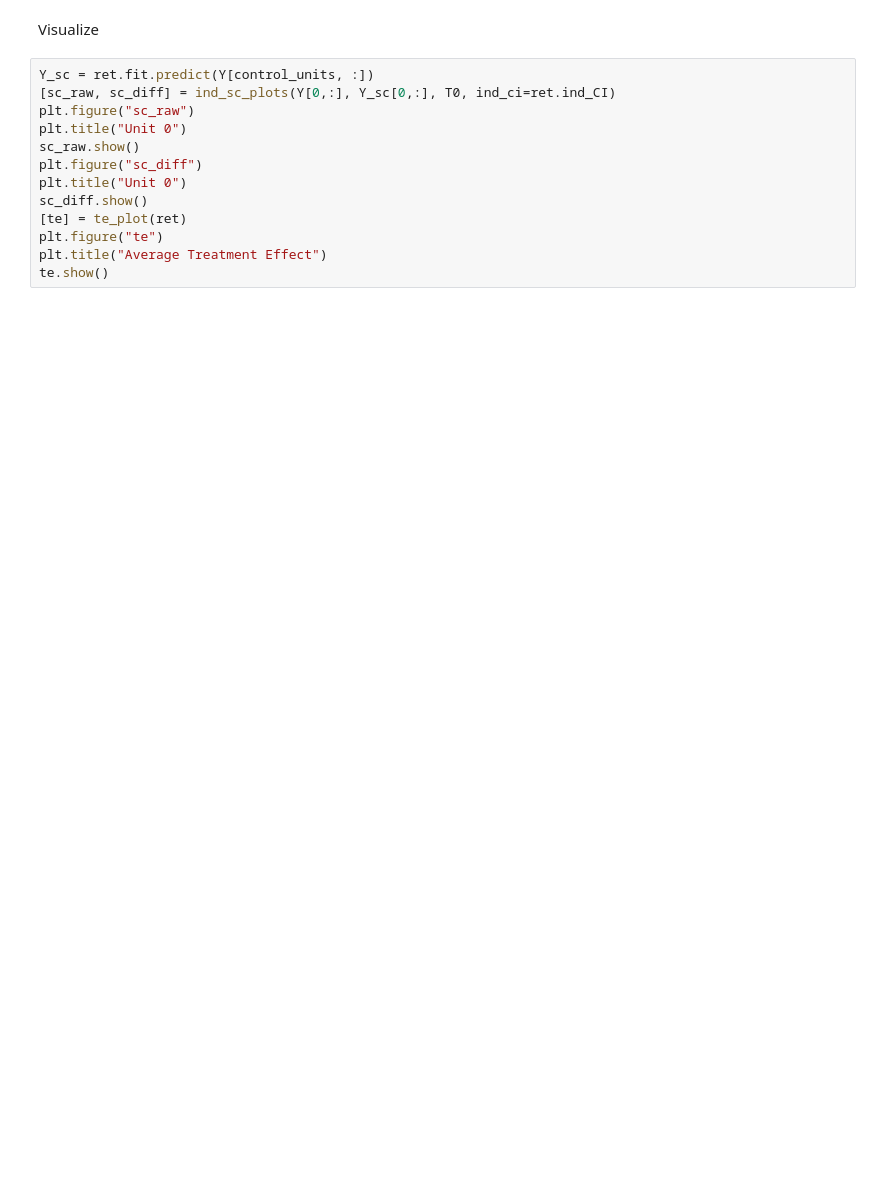
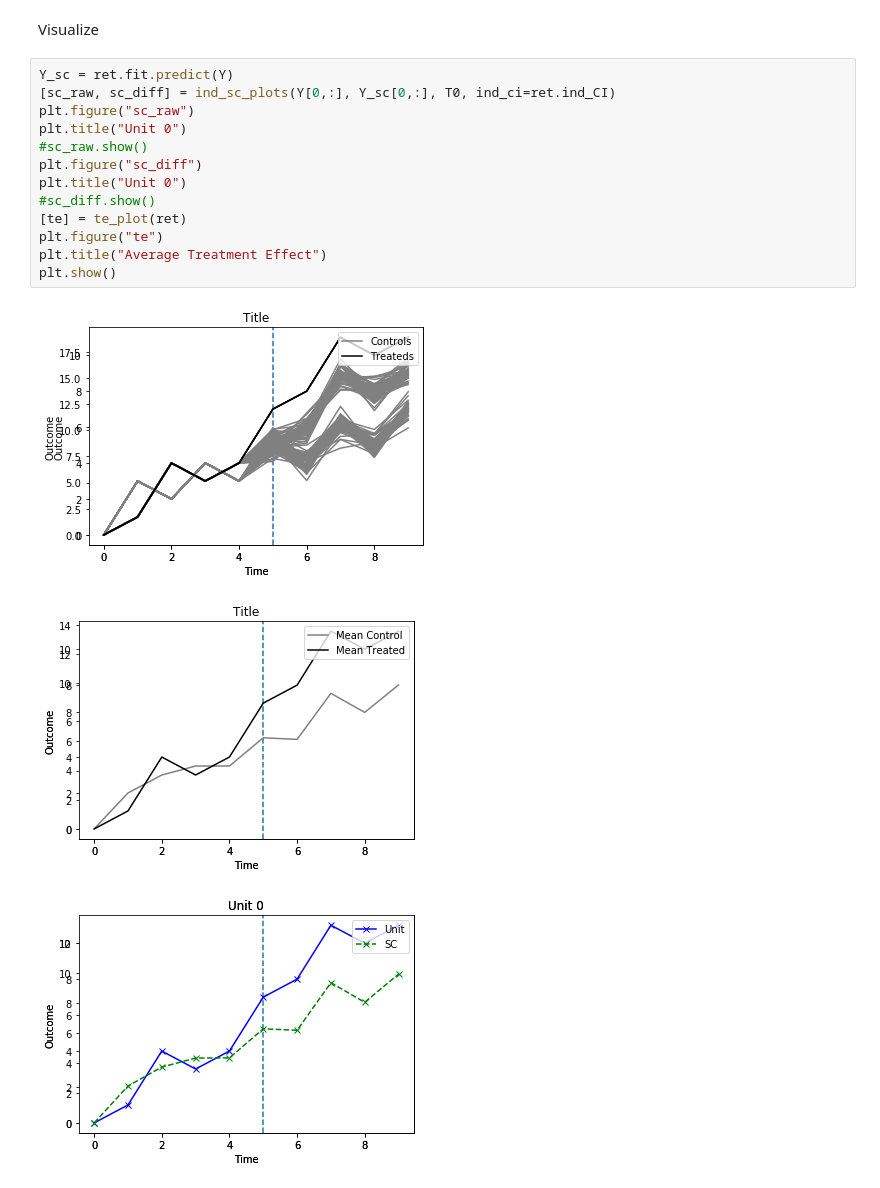
Before and after one commit to microsoft/SparseSC, a Jupyter notebook: examples/DifferentialTrends.ipynb, the cells around one changed output. Cells and saved outputs as stored; diff of their text form; blank space fills up the shorter version.

```diff
--- a/examples/DifferentialTrends.ipynb
+++ b/examples/DifferentialTrends.ipynb
@@ -129,15 +166,19 @@ simple_summ(ret.fit, Y)
 # %% [markdown]
 Visualize
 # %%
-Y_sc = ret.fit.predict(Y[control_units, :])
+Y_sc = ret.fit.predict(Y)
 [sc_raw, sc_diff] = ind_sc_plots(Y[0,:], Y_sc[0,:], T0, ind_ci=ret.ind_CI)
 plt.figure("sc_raw")
 plt.title("Unit 0")
-sc_raw.show()
+#sc_raw.show()
 plt.figure("sc_diff")
 plt.title("Unit 0")
-sc_diff.show()
+#sc_diff.show()
 [te] = te_plot(ret)
 plt.figure("te")
 plt.title("Average Treatment Effect")
-te.show()
+plt.show()
+# %% [output]
+[figure, added]
+[figure, added]
+[figure, added]
```
Also changed, not shown: parts of 10 cells of this notebook, 3 other files.
